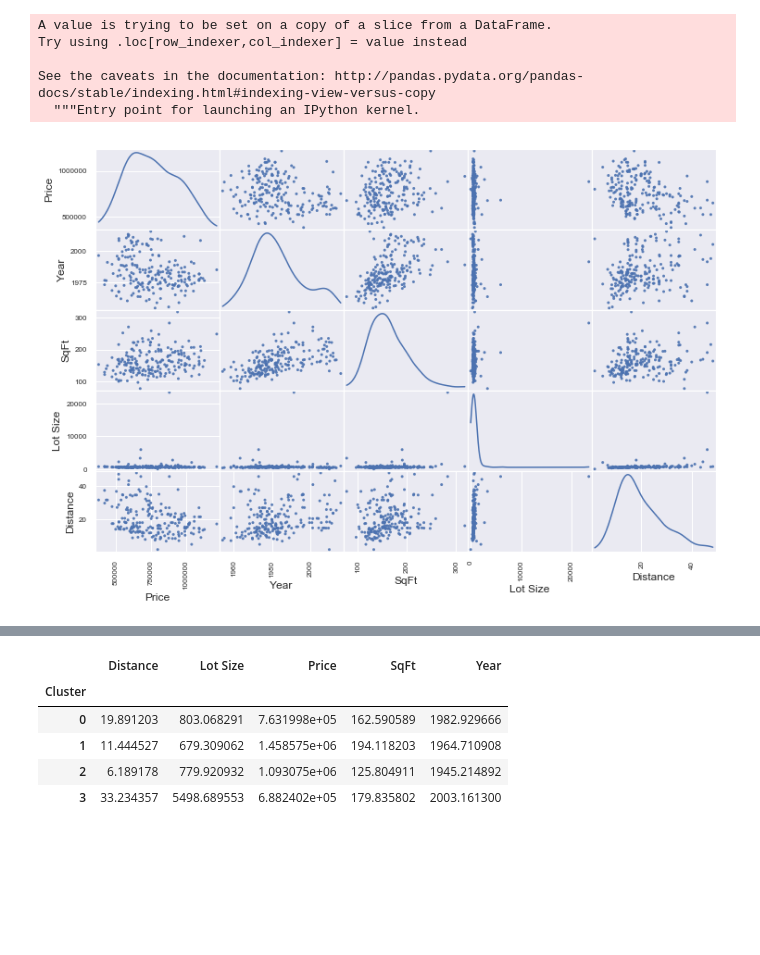
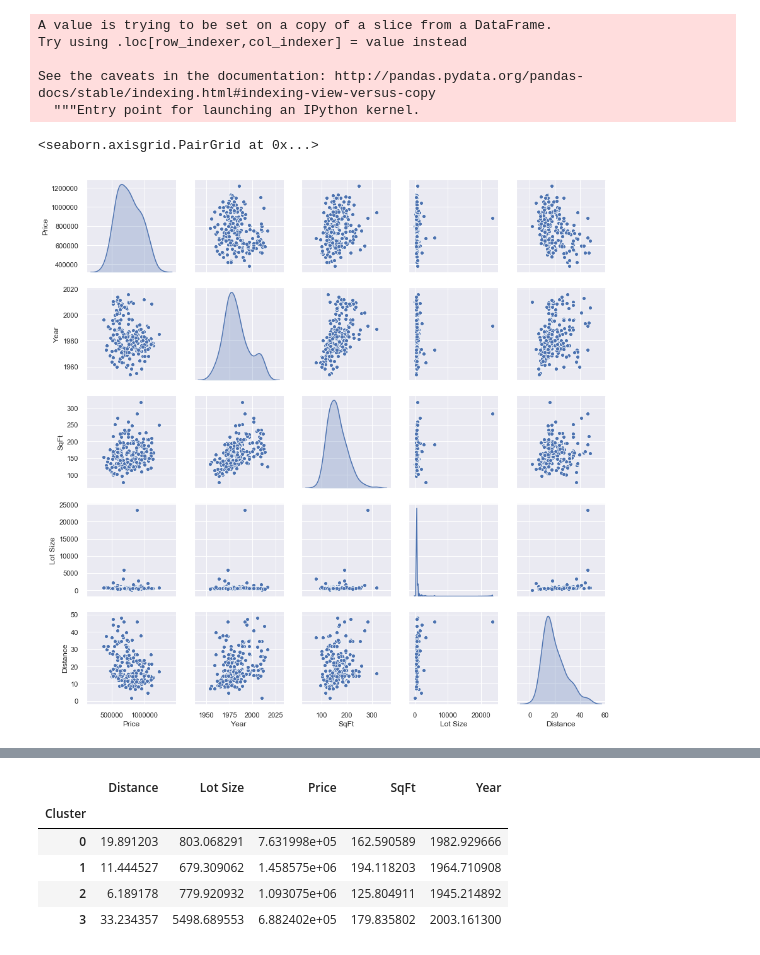
Before and after one commit to drewlehe/Capstone, a Jupyter notebook: Melbourne PCA, GMM Clustering and Classification of Suburbs.ipynb, the cells around one changed output, grey strips where cells are left out. Drawn from its saved outputs; the diff is of its cells as text; code cells hidden in the pictures; blank space fills up the shorter version.

```diff
--- a/Melbourne PCA, GMM Clustering and Classification of Suburbs.ipynb
+++ b/Melbourne PCA, GMM Clustering and Classification of Suburbs.ipynb
@@ -13,7 +13,7 @@ import pandas as pd
 import numpy as np
 import matplotlib.pyplot as plt
 import seaborn as sns
-sns.set(style='darkgrid', font_scale=1.3)
+sns.set(style='darkgrid', font_scale=1.2)
 %matplotlib inline
 # %%
 df=pd.read_csv('Melbourne_housing.csv')
@@ -474,6 +483,7 @@ plt.show();
 ### Now that we have our clusters, let's examine relationships between the variables for each cluster.
 # %%
 X['Cluster']= labels
+sns.set(style='darkgrid', font_scale=1)
 # %% [output]
 A value is trying to be set on a copy of a slice from a DataFrame.
 Try using .loc[row_indexer,col_indexer] = value instead
@@ -483,8 +493,9 @@ See the caveats in the documentation: http://pandas.pydata.org/pandas-docs/stabl
 # %%
 #plot the distribution of features for each cluster.
 X0 = X[X['Cluster']==0]
-pd.plotting.scatter_matrix(X0[['Price','Year', 'SqFt','Lot Size', 'Distance']], alpha = 0.9,figsize = (12,8), diagonal = 'kde');
+sns.pairplot(X0[['Price','Year', 'SqFt','Lot Size', 'Distance']], diag_kind='kde')
 # %% [output]
+<seaborn.axisgrid.PairGrid at 0x...>
-[figure, old version]
+[figure, new version]
 # %%
 X1 = X[X['Cluster']==1]
```
Also changed, not shown: parts of 26 cells of this notebook.
